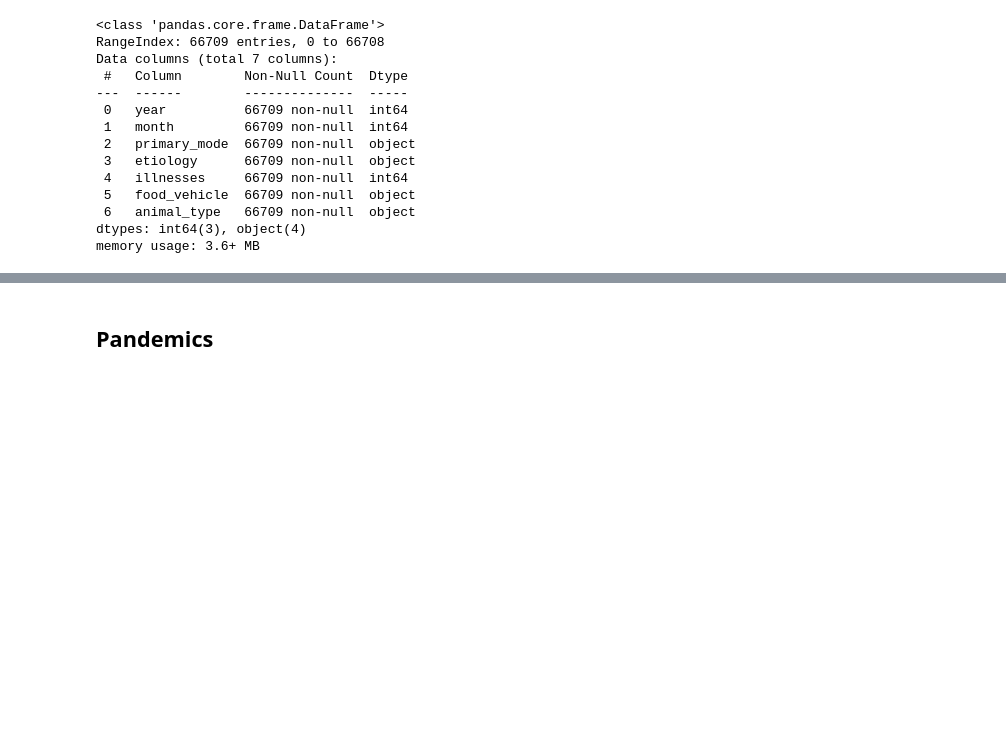
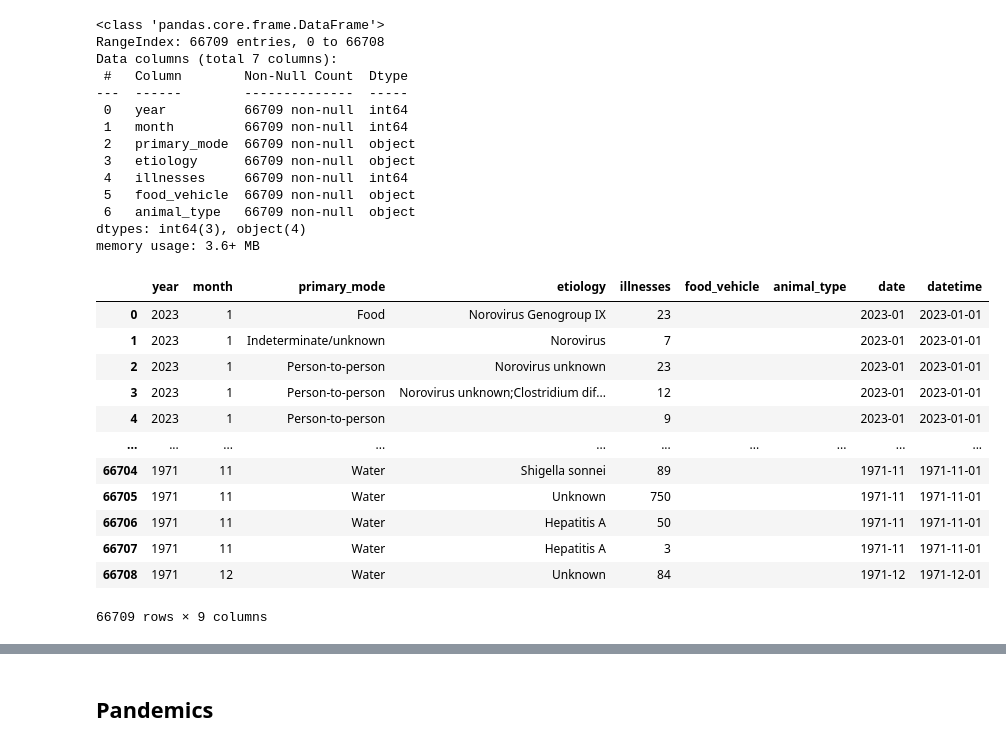
Before and after one commit to sahn1998/egg-price-prediction, a Jupyter notebook: DSP2_DataCleaning_EDA.ipynb, the cells around one changed output, grey strips where cells are left out. Cells and saved outputs as stored; diff of their text form; code cells hidden in the pictures; blank space fills up the shorter version.

```diff
--- a/DSP2_DataCleaning_EDA.ipynb
+++ b/DSP2_DataCleaning_EDA.ipynb
@@ -213,3 +136,19 @@ df_us_outbreaks['date'] = df_us_outbreaks['datetime'].dt.to_period('M')
+# %%
+df_us_outbreaks
+# %% [output]
+|  | year | month | primary_mode | etiology | illnesses | food_vehicle | animal_type | date | datetime |
+| 0 | 2023 | 1 | Food | Norovirus Genogroup IX | 23 |  |  | 2023-01 | 2023-01-01 |
+| 1 | 2023 | 1 | Indeterminate/unknown | Norovirus | 7 |  |  | 2023-01 | 2023-01-01 |
+| 2 | 2023 | 1 | Person-to-person | Norovirus unknown | 23 |  |  | 2023-01 | 2023-01-01 |
+| 3 | 2023 | 1 | Person-to-person | Norovirus unknown;Clostridium dif... | 12 |  |  | 2023-01 | 2023-01-01 |
+| 4 | 2023 | 1 | Person-to-person |  | 9 |  |  | 2023-01 | 2023-01-01 |
+| ... | ... | ... | ... | ... | ... | ... | ... | ... | ... |
+| 66704 | 1971 | 11 | Water | Shigella sonnei | 89 |  |  | 1971-11 | 1971-11-01 |
+| 66705 | 1971 | 11 | Water | Unknown | 750 |  |  | 1971-11 | 1971-11-01 |
+| 66706 | 1971 | 11 | Water | Hepatitis A | 50 |  |  | 1971-11 | 1971-11-01 |
+| 66707 | 1971 | 11 | Water | Hepatitis A | 3 |  |  | 1971-11 | 1971-11-01 |
+| 66708 | 1971 | 12 | Water | Unknown | 84 |  |  | 1971-12 | 1971-12-01 |
+66709 rows × 9 columns
 # %%
 df_us_outbreaks_grouped = df_us_outbreaks.groupby('date', as_index=False).agg(
     us_human_outbreaks_cnt = pd.NamedAgg(column='illnesses', aggfunc='count'),
```
Also changed, not shown: parts of 21 cells of this notebook.
